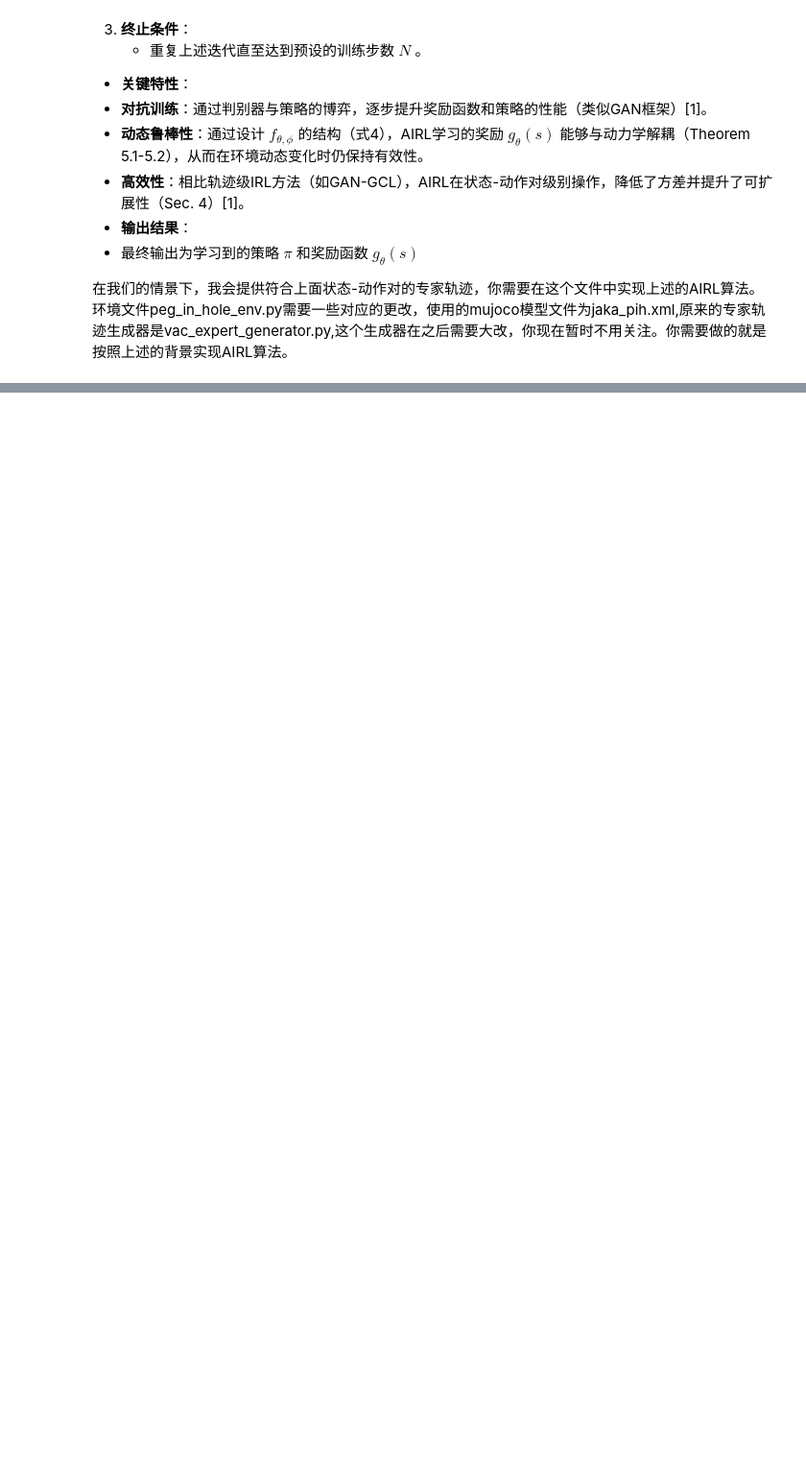
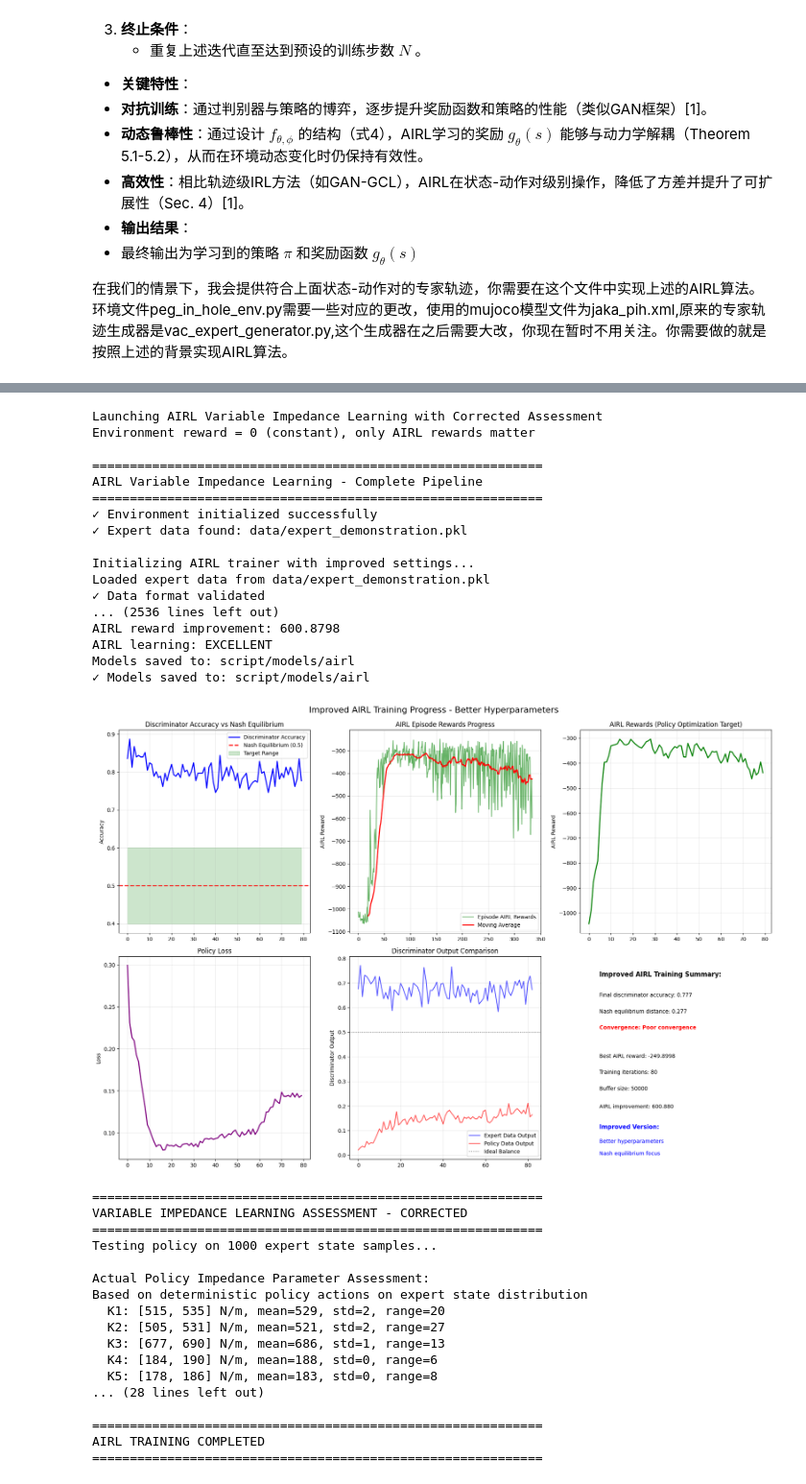
Before and after one commit to Auksphere/mujoco_wrappers, a Jupyter notebook: script/vac/trainer.ipynb, the cells around one changed output, grey strips where cells are left out. Shown at 96% size. Cells and saved outputs as stored; diff of their text form; code cells hidden in the pictures; blank space fills up the shorter version.

Commit message:
finished testing pipeline. IRL training to be tuned

```diff
--- a/script/vac/trainer.ipynb
+++ b/script/vac/trainer.ipynb
@@ -127,7 +142,7 @@ class ValueNetwork(nn.Module):
 class AIRLDiscriminator(nn.Module):
     """
     AIRL Discriminator D_θ,φ(s,a,s')
-    Combines reward and value networks
+    Combines reward and value networks with numerical stability improvements
     """
     def __init__(self, state_dim, action_dim, hidden_dim=256, gamma=0.99):
         super(AIRLDiscriminator, self).__init__()
@@ -137,7 +152,7 @@ class AIRLDiscriminator(nn.Module):
 
     def forward(self, state, action, next_state, log_prob):
         """
-        Compute discriminator output
+        Compute discriminator output with numerical stability
         D(s,a,s') = exp(f) / (exp(f) + π(a|s))
         where f = g(s) + γh(s') - h(s)
         """
@@ -147,20 +162,39 @@ class AIRLDiscriminator(nn.Module):
 
         f = reward + self.gamma * value_next - value_curr
 
-        # AIRL discriminator formula
-        exp_f = torch.exp(f)
-        exp_log_prob = torch.exp(log_prob.unsqueeze(-1))
+        # Clamp f to prevent overflow in exp
+        f = torch.clamp(f, min=-10, max=10)
 
-        discriminator_output = exp_f / (exp_f + exp_log_prob)
+        # Clamp log_prob to prevent issues
+        log_prob = torch.clamp(log_prob, min=-10, max=10)
+
+        # AIRL discriminator formula with numerical stability
+        if log_prob.dim() == 1:
+            log_prob = log_prob.unsqueeze(-1)
+
+        # Use log-sum-exp trick for numerical stability
+        # D = 1 / (1 + exp(log_prob - f))
+        discriminator_output = torch.sigmoid(f - log_prob)
+
+        # Ensure output is in valid range [0, 1]
+        discriminator_output = torch.clamp(discriminator_output, min=1e-8, max=1-1e-8)
 
         return discriminator_output, reward
 
     def get_reward(self, state, action, next_state, log_prob):
-        """Extract reward for RL training"""
+        """Extract reward for RL training with numerical stability"""
         with torch.no_grad():
             disc_output, _ = self.forward(state, action, next_state, log_prob)
+
+            # Ensure discriminator output is in valid range
+            disc_output = torch.clamp(disc_output, min=1e-8, max=1-1e-8)
+
             # AIRL reward: log(D) - log(1-D)
-            reward = torch.log(disc_output + 1e-8) - torch.log(1 - disc_output + 1e-8)
+            reward = torch.log(disc_output) - torch.log(1 - disc_output)
+
+            # Clamp reward to prevent extreme values
+            reward = torch.clamp(reward, min=-10, max=10)
+
         return reward.squeeze()
 # %%
 class VariableImpedancePolicy(nn.Module):
@@ -796,0 +1358,41 @@ print(f"{'='*50}")
+# %%
+print("Launching AIRL Variable Impedance Learning with Corrected Assessment")
+print("Environment reward = 0 (constant), only AIRL rewards matter")
+print()
+main()
+# %% [output]
+Launching AIRL Variable Impedance Learning with Corrected Assessment
+Environment reward = 0 (constant), only AIRL rewards matter
+
+============================================================
+AIRL Variable Impedance Learning - Complete Pipeline
+============================================================
+✓ Environment initialized successfully
+✓ Expert data found: data/expert_demonstration.pkl
+
+Initializing AIRL trainer with improved settings...
+Loaded expert data from data/expert_demonstration.pkl
+✓ Data format validated
+... (2536 lines left out)
+AIRL reward improvement: 600.8798
+AIRL learning: EXCELLENT
+Models saved to: script/models/airl
+✓ Models saved to: script/models/airl
+[figure, added]
+============================================================
+VARIABLE IMPEDANCE LEARNING ASSESSMENT - CORRECTED
+============================================================
+Testing policy on 1000 expert state samples...
+
+Actual Policy Impedance Parameter Assessment:
+Based on deterministic policy actions on expert state distribution
+  K1: [515, 535] N/m, mean=529, std=2, range=20
+  K2: [505, 531] N/m, mean=521, std=2, range=27
+  K3: [677, 690] N/m, mean=686, std=1, range=13
+  K4: [184, 190] N/m, mean=188, std=0, range=6
+  K5: [178, 186] N/m, mean=183, std=0, range=8
+... (28 lines left out)
+
+============================================================
+AIRL TRAINING COMPLETED
+============================================================
```
Also changed, not shown: parts of 7 cells of this notebook, 6 other files.
